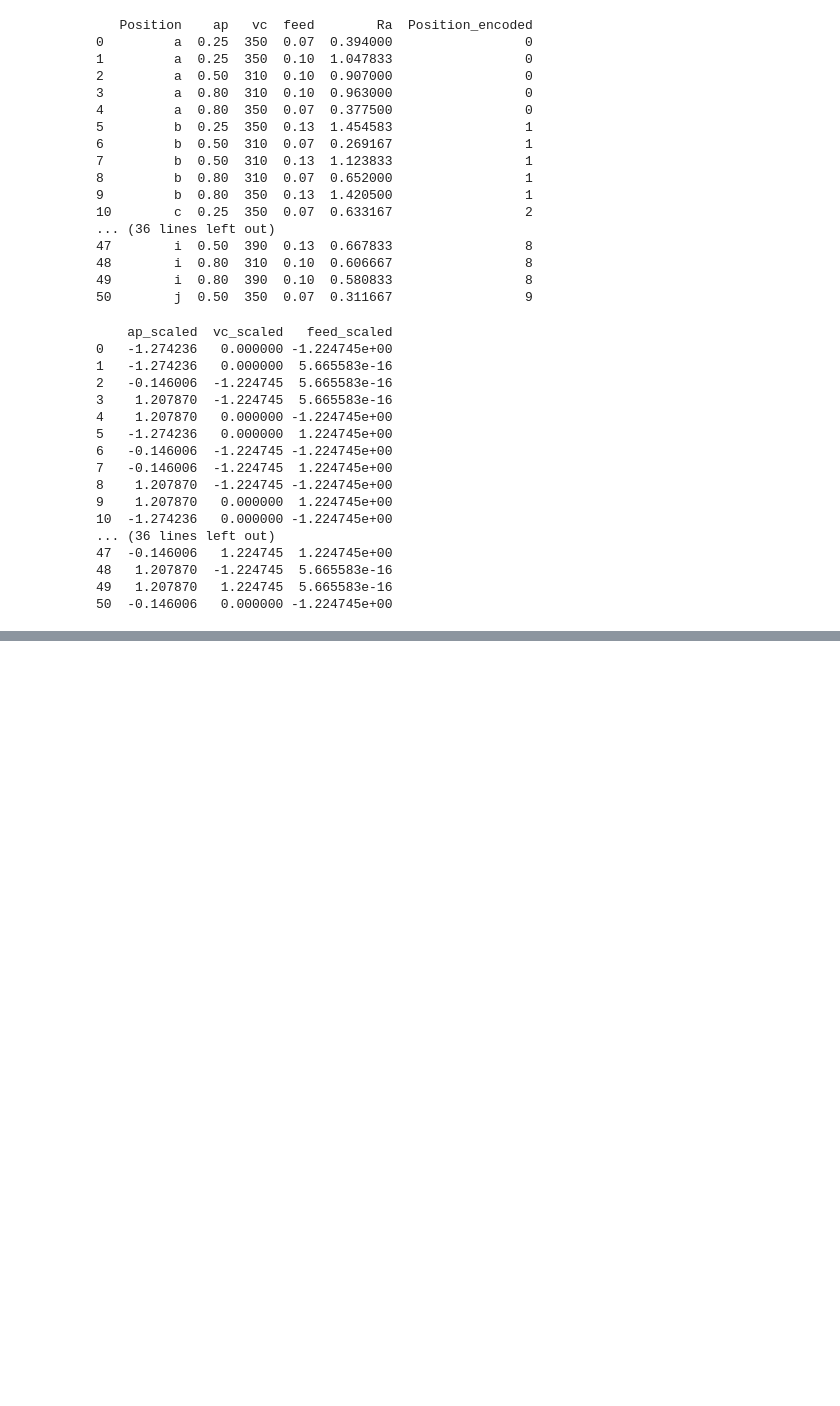
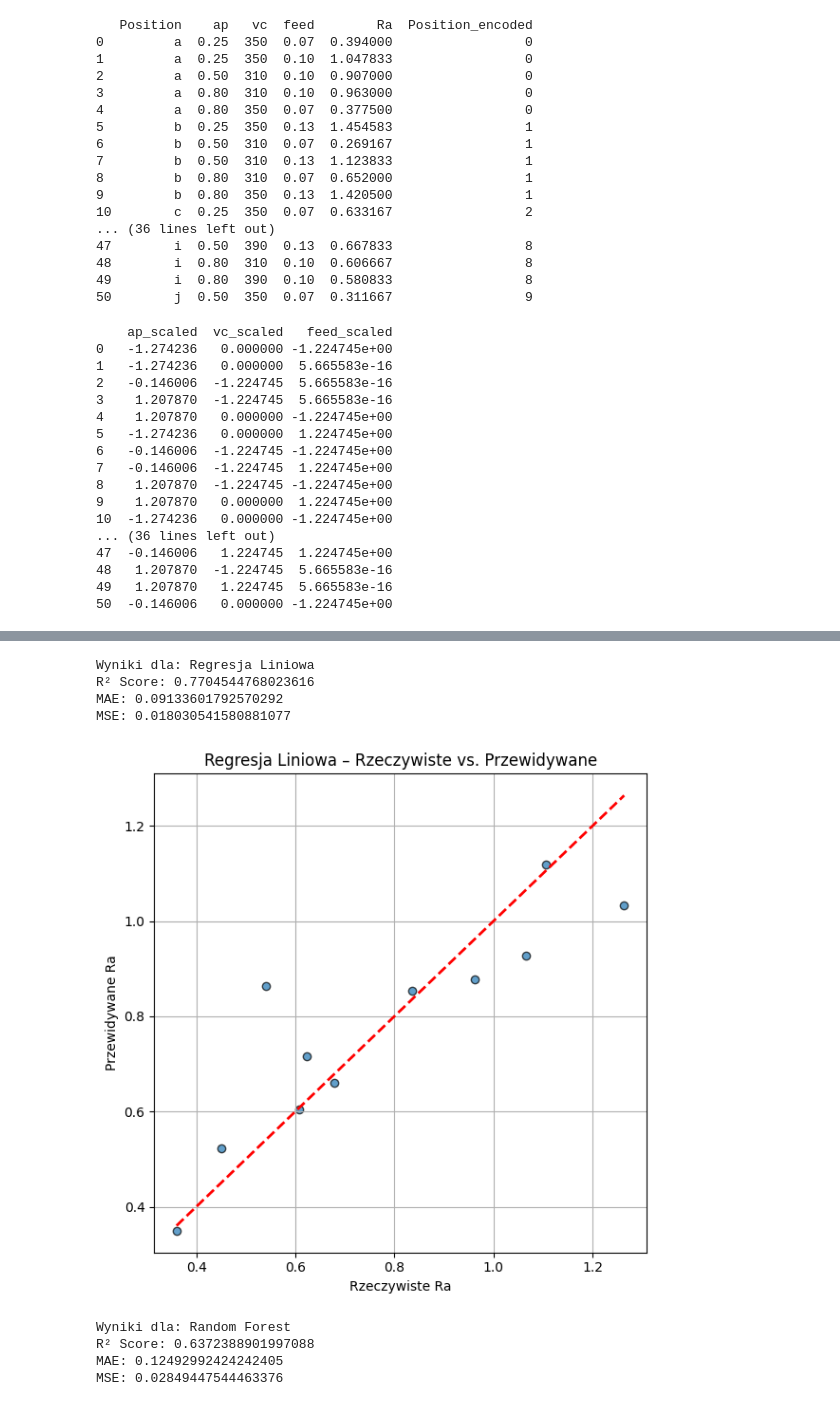
Before and after one commit to Banach-Bartosz/Surface-roughness, a Jupyter notebook: data_preprocessing.ipynb, the cells around one changed output, grey strips where cells are left out. Drawn from its saved outputs; the diff is of its cells as text; code cells hidden in the pictures; blank space fills up the shorter version.

Commit message:
added: linear regression rf regression MSE, MAE, R score

```diff
--- a/data_preprocessing.ipynb
+++ b/data_preprocessing.ipynb
@@ -212,0 +198,6 @@ conn.close()
+# %%
+X_scaled = final_df[['ap_scaled','vc_scaled','feed_scaled','Position_encoded']]
+y = final_df['Ra']
+X_train, X_test, y_train, y_test = train_test_split(X_scaled, y, test_size=0.2, random_state=42)
+
+print(X_train)
@@ -212,0 +272,37 @@ conn.close()
+# %%
+lin_reg = LinearRegression()
+lin_reg.fit(X_train, y_train)
+y_pred_lin = lin_reg.predict(X_test)
+# %%
+rf = RandomForestRegressor(n_estimators=100, random_state=42)
+rf.fit(X_train, y_train)
+y_pred_rf = rf.predict(X_test)
+# %%
+def evaluate_model(name, y_true, y_pred):
+    print(f"\nWyniki dla: {name}")
+    print("R² Score:", r2_score(y_true, y_pred))
+    print("MAE:", mean_absolute_error(y_true, y_pred))
+    print("MSE:", mean_squared_error(y_true, y_pred))
+    # Wykres rzeczywistych vs. przewidywanych
+    plt.figure(figsize=(6, 6))
+    plt.scatter(y_true, y_pred, alpha=0.7, edgecolors='k')
+    plt.plot([y_true.min(), y_true.max()], [y_true.min(), y_true.max()], 'r--', lw=2)
+    plt.xlabel('Rzeczywiste Ra')
+    plt.ylabel('Przewidywane Ra')
+    plt.title(f'{name} – Rzeczywiste vs. Przewidywane')
+    plt.grid(True)
+    plt.tight_layout()
+    plt.show()
+# %%
+evaluate_model("Regresja Liniowa", y_test, y_pred_lin)
+evaluate_model("Random Forest", y_test, y_pred_rf)
+# %% [output]
+Wyniki dla: Regresja Liniowa
+R² Score: 0.7704544768023616
+MAE: 0.09133601792570292
+MSE: 0.018030541580881077
+[figure, added]
+Wyniki dla: Random Forest
+R² Score: 0.6372388901997088
+MAE: 0.12492992424242405
+MSE: 0.02849447544463376
```
Also changed, not shown: parts of 13 cells of this notebook.
